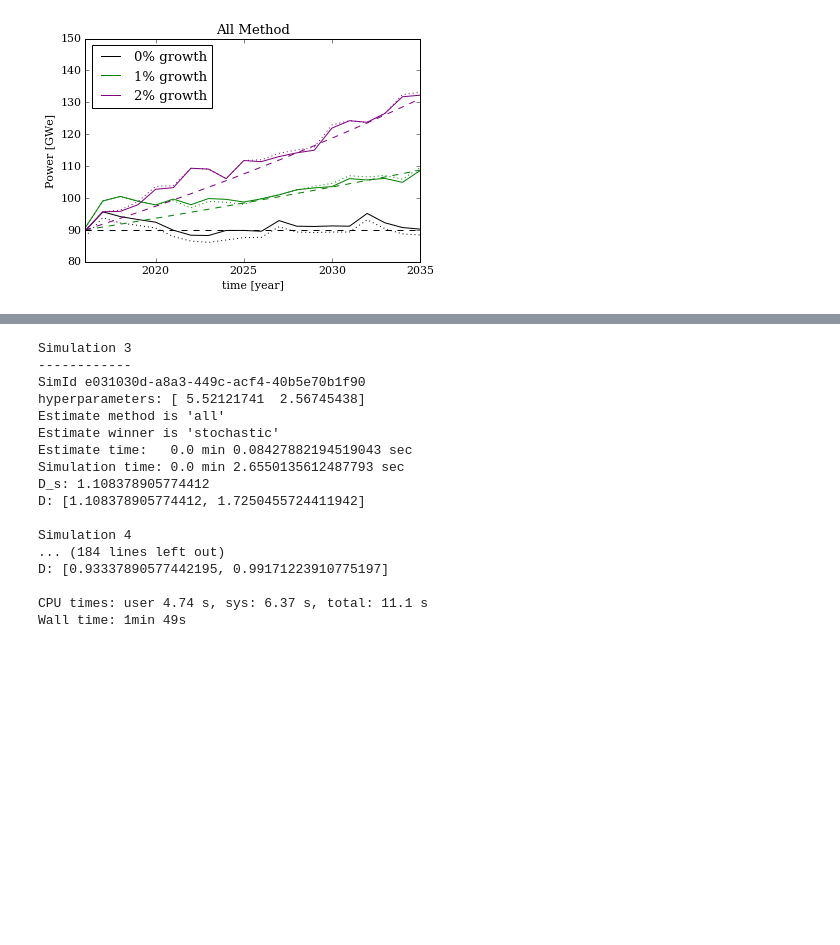
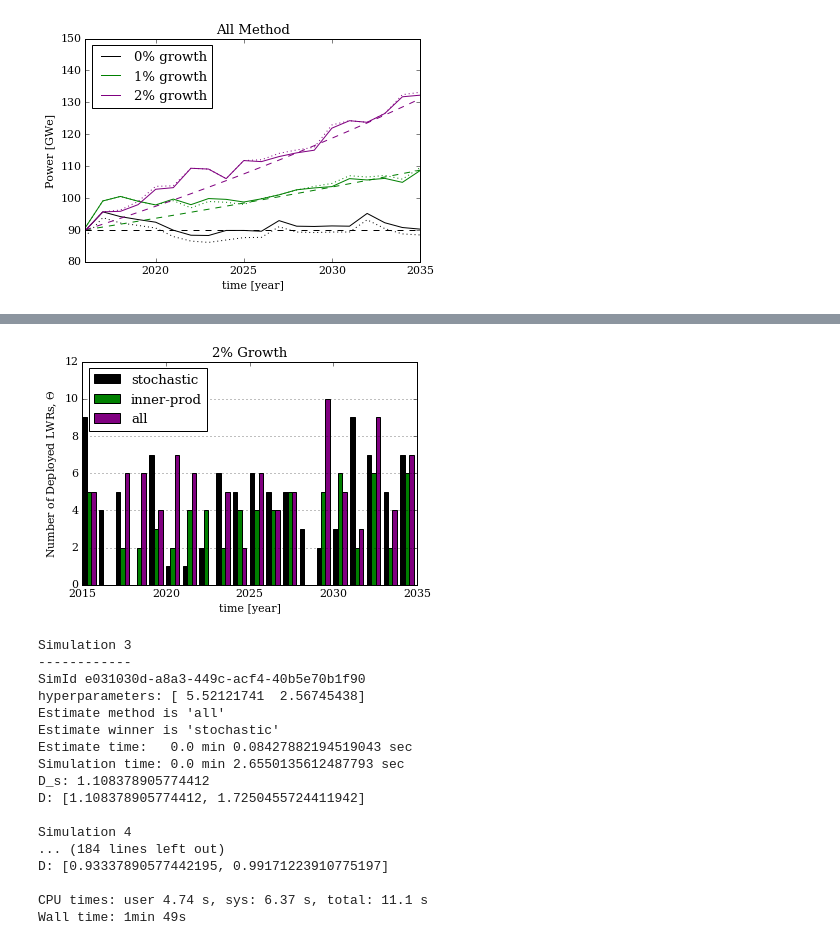
Before and after one commit to scopatz/fc-deploy-opt, a Jupyter notebook: cases.ipynb, the cells around one changed output, grey strips where cells are left out. Saved outputs shown, nothing was run; the diff lists cells and outputs as text; code cells hidden in the pictures; blank space fills up the shorter version.

```diff
--- a/cases.ipynb
+++ b/cases.ipynb
@@ -350,3 +377,7 @@ demand_product([state0all, state1all, state2all], 'All')
+# %%
+deploy_plot([state2sto, state2inn, state2all], dlabels, dcolors, 2)
+# %% [output]
+[figure, added]
 # %%
 %time state0all5 = run_percent_growth(0, T=5, MAX_S=20, method_0='all')
 # %% [output]
```
Also changed, not shown: parts of 3 cells of this notebook, 6 other files.
